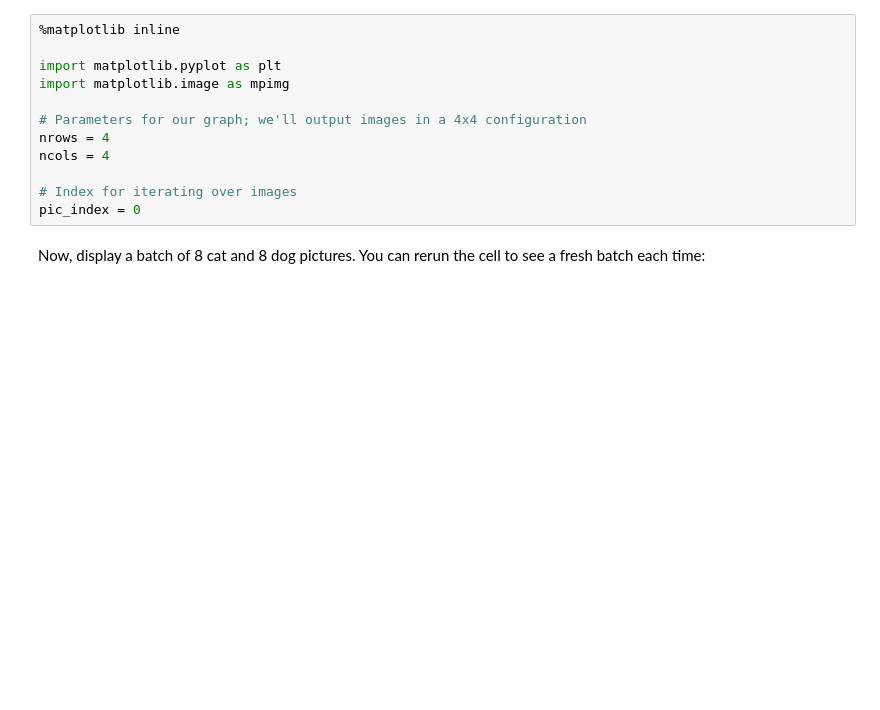
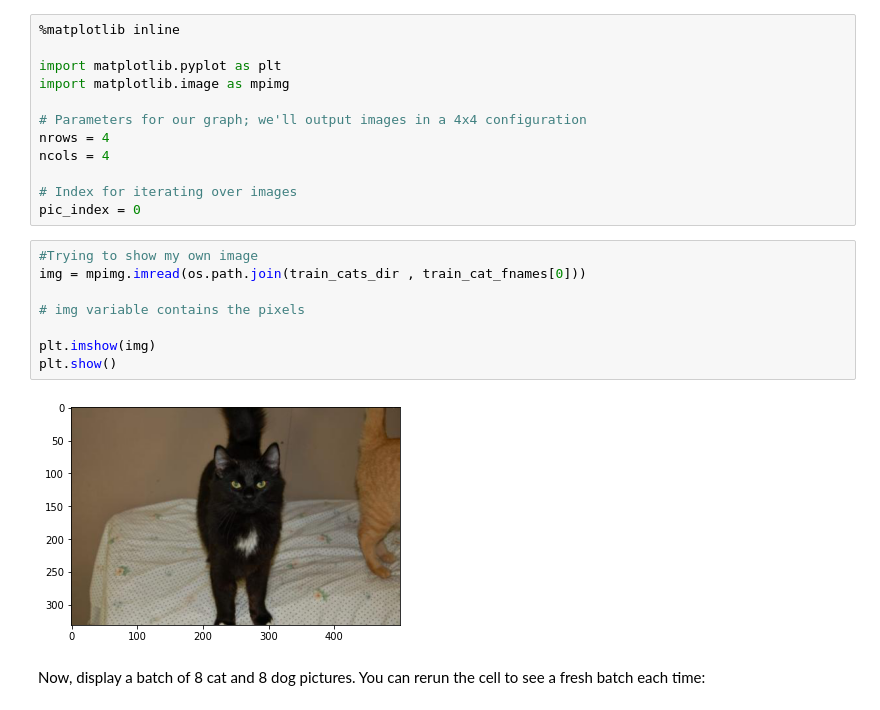
Before and after one commit to aru-g2004/MIT-SureStart-Machine-Learning-Google-Colab, a Jupyter notebook: Day_12_Image_Classification_AG.ipynb, the cells around one changed output. Cells and saved outputs as stored; diff of their text form; blank space fills up the shorter version.

```diff
--- a/Day_12_Image_Classification_AG.ipynb
+++ b/Day_12_Image_Classification_AG.ipynb
@@ -162,6 +189,16 @@ ncols = 4
 
 # Index for iterating over images
 pic_index = 0
+# %%
+#Trying to show my own image
+img = mpimg.imread(os.path.join(train_cats_dir , train_cat_fnames[0]))
+
+# img variable contains the pixels
+
+plt.imshow(img)
+plt.show()
+# %% [output]
+[figure, added]
 # %% [markdown]
 Now, display a batch of 8 cat and 8 dog pictures. You can rerun the cell to see a fresh batch each time:
 # %%
```
Also changed, not shown: parts of 15 cells of this notebook.
